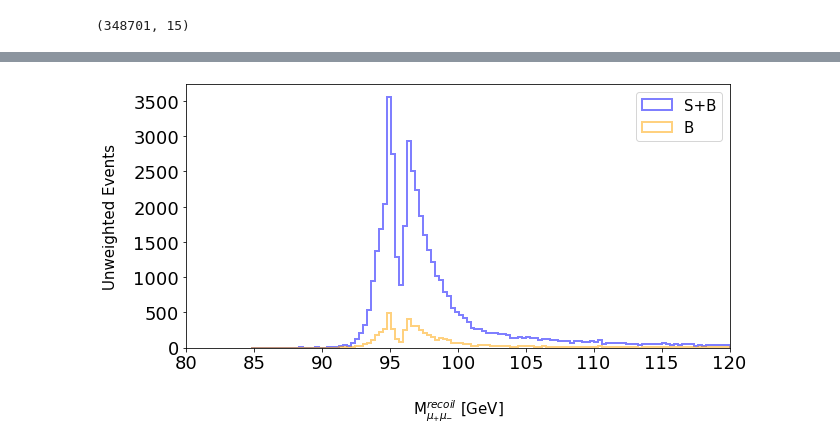
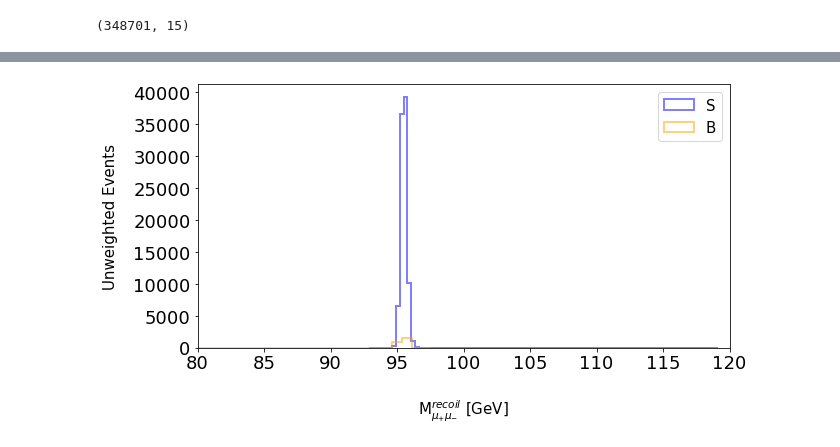
Before and after one commit to AnzaATM/EpEmProject, a Jupyter notebook: dnn.ipynb, the cells around one changed output, grey strips where cells are left out. Cells and saved outputs as stored; diff of their text form; code cells hidden in the pictures.

```diff
--- a/dnn.ipynb
+++ b/dnn.ipynb
@@ -169,3 +265,7 @@ plt.show()
+# %%
+#Drop highly correlated features
+BackDf = BackDf.drop(columns=['ThetaBjet1','EnrBjet2','ThetaMuP','ThetaBjet2','PhiMuP'])
+SigDf = SigDf.drop(columns=['ThetaBjet1','EnrBjet2','ThetaMuP','ThetaBjet2','PhiMuP'])
 # %%
 SigDf['label'] = 1
 SigDf.head()
@@ -197,8 +297,8 @@ dataset = SplusB.values
 #print(dataset[:,0:15)
 #print(dataset[:,16])
 
-X = dataset[:,0:15].astype(float)
-Y = dataset[:,16]
+X = dataset[:,0:10].astype(float)
+Y = dataset[:,11]
 X_train, X_test, Y_train, Y_test = train_test_split(X, Y, test_size=0.3, random_state=1)
 # %%
 initializer = tf.keras.initializers.RandomNormal()
@@ -243,7 +343,7 @@ from tensorflow.keras.layers import Input
 
 model = Sequential()
 
-model.add(Input(shape=(15,)))
+model.add(Input(shape=(10,)))
 model.add(Dense(128, activation='relu', kernel_initializer=initializer1))
 model.add(BatchNormalization())
 model.add(Dense(30, kernel_initializer=initializer1, activation='relu'))
@@ -505,5 +639,5 @@ def function3(pred_train, feature, labels, start, end, target_label):
             final.append(feature[i])
     return final
 # %%
-Re_massBack = function3(pred_train, X_train[:,14], Y_train, 0.8, 0.9, 0)#14
-Re_massSig = function3(pred_train, X_train[:,14], Y_train, 0.8, 0.9, 1)#14
+Re_massBack = function3(pred_train, X_train[:,9], Y_train, 0.96, 0.99, 0)#14
+Re_massSig = function3(pred_train, X_train[:,9], Y_train, 0.96, 0.99, 1)#14
@@ -563,41 +695,41 @@ rng = np.random.default_rng(seed=123)
 
 #wei221 = np.ones_like(Re_massSig)*0.01*0.1 #+  np.ones_like(Re_massBack)*0.016
 #wei222 = np.ones_like(Re_massBack)*0.016
-wei221 = 11*500*0.1*(np.ones_like(SB_combination)/1000000) #* 0.4
-wei222 = 21*500*(np.ones_like(Re_massBack) /1000000) #* 0.4
+wei221 = 10*500*0.1*(np.ones_like(Re_massSig)/1000000) #* 0.4
+wei222 = 16.8*500*(np.ones_like(Re_massBack) /1000000) #* 0.4
 
 
 # Create figure with 'step' type of histogram to improve plot readability
 fig, ax = plt.subplots(figsize=(9,5))
 #ax.hist(Re_mass1, weights=wei221, bins=90, histtype='step', linewidth=2, label='S')
 #ax.hist(Re_massBack, weights=wei222, bins=90, histtype='step', linewidth=2, label='B')
 
-ax.hist(SB_combination, bins=120, histtype='step', linewidth=2, label='S+B',color='blue', alpha=0.5)
-ax.hist(Re_massBack, bins=120, histtype='step', linewidth=2, label='B',color='orange', alpha=0.5)
+ax.hist(Re_massSig, bins=90, histtype='step', linewidth=2, label='S',color='blue', alpha=0.5)
+ax.hist(Re_massBack, bins=90, histtype='step', linewidth=2, label='B',color='orange', alpha=0.5)
 
 # Remove spines
 #ax.spines['top'].set_visible(False)
 #ax.spines['right'].set_visible(False)
 
 plt.ylabel('Unweighted Events', fontsize=15, labelpad=15)  # Adjust fontsize and padding
 plt.xlabel('M$^{recoil}_{\mu_{+} \mu_{-}}$ [GeV]', fontsize=15, labelpad=25)  # Adjust fontsize and padding
 
 # Add title (uncomment if needed)
 # plt.title('Class 1', fontsize=30, pad=20)
 
 # Set tick parameters
 plt.xticks(fontsize=18)
 plt.yticks(fontsize=18)
 
 plt.legend(fontsize=15, loc='upper right')
 
 # Adjust layout and limits
 plt.tight_layout()
 plt.xlim(80, 120)
 plt.savefig('Re mass.pdf')
 plt.show()
 # %% [output]
-[figure, old version]
+[figure, new version]
 # %%
 import numpy as np
 import matplotlib.pyplot as plt
```
Also changed, not shown: parts of 38 cells of this notebook.
